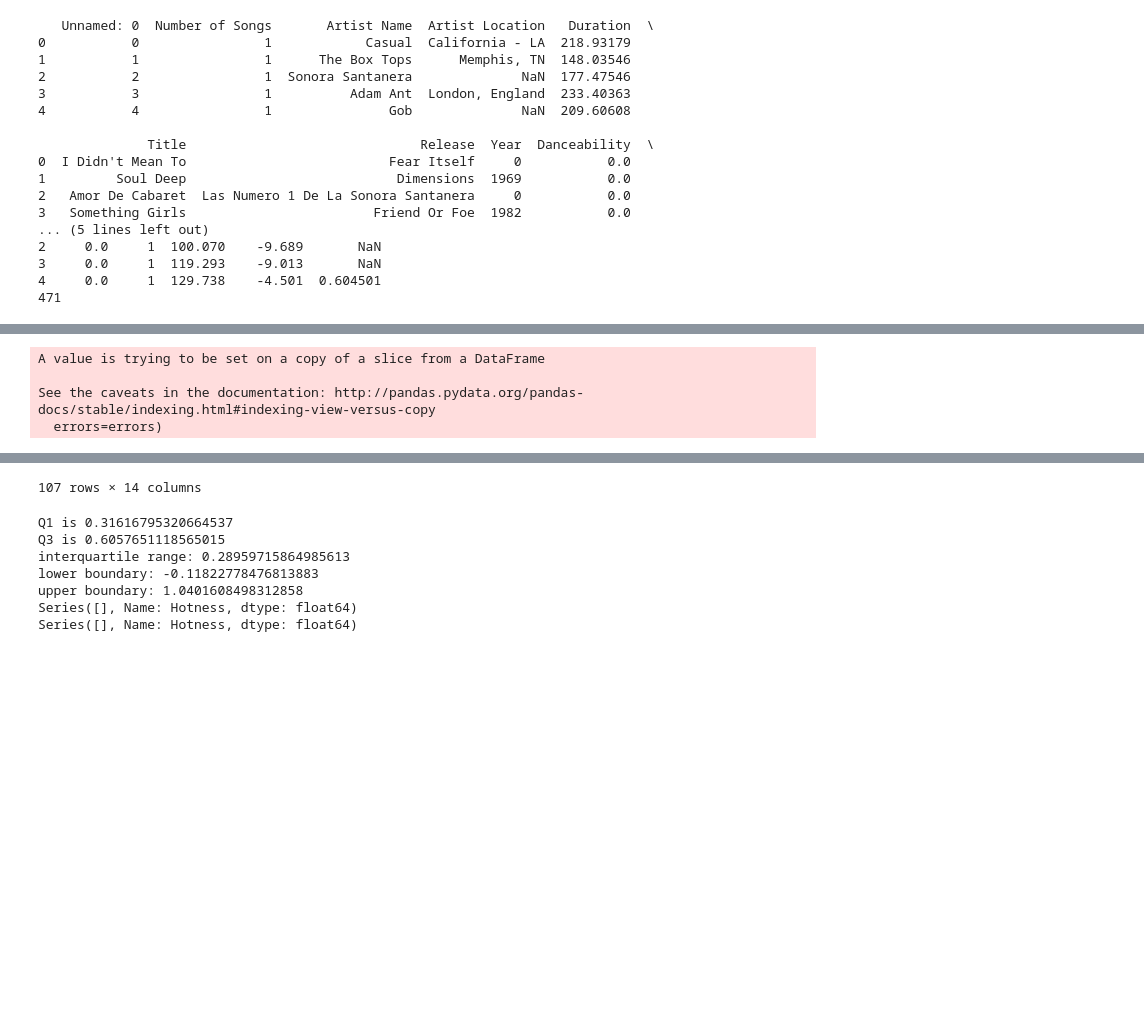
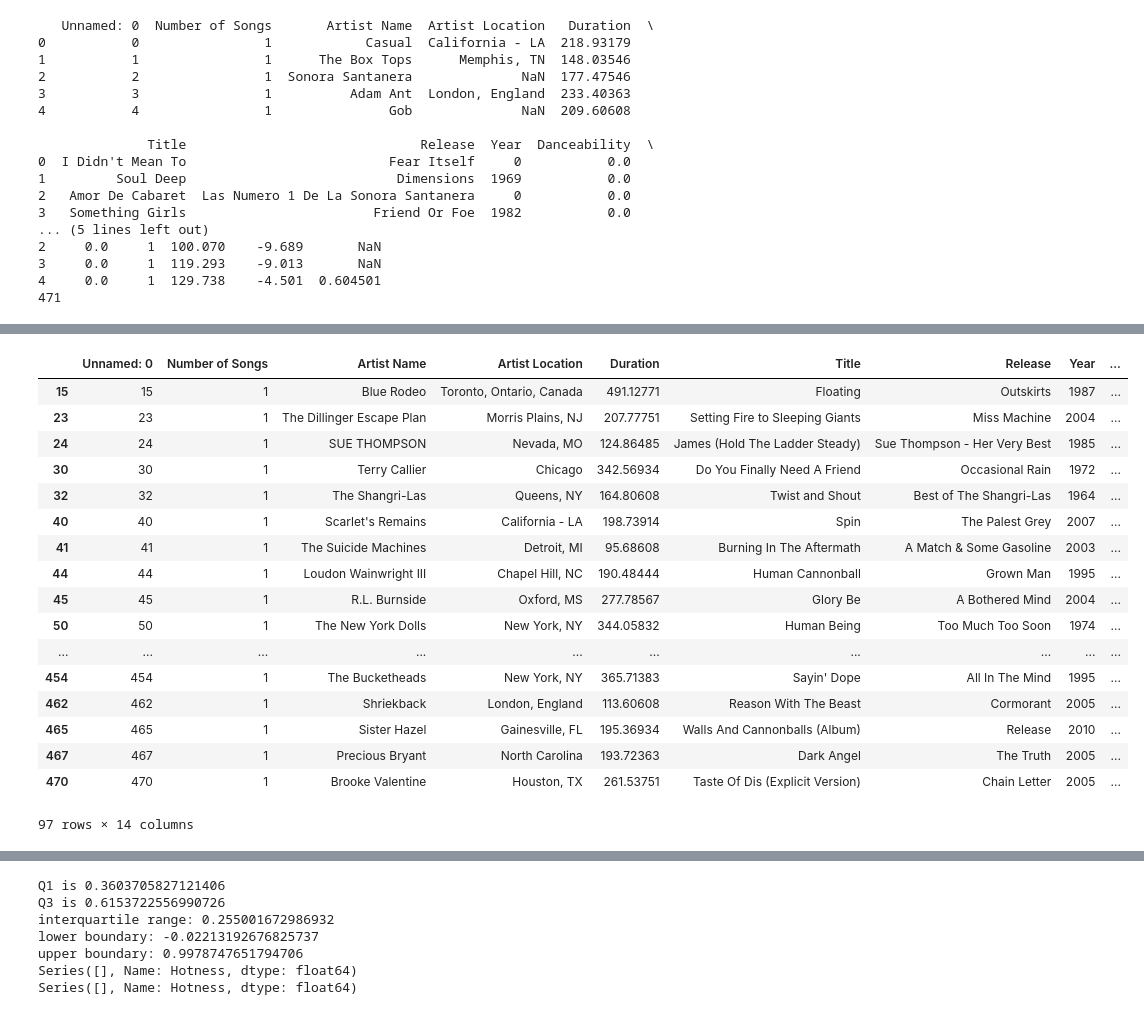
Before and after one commit to RachelPopp/Project1, a Jupyter notebook: code/RachelsAnalysis.ipynb, the cells around one changed output, grey strips where cells are left out. Drawn from its saved outputs; the diff is of its cells as text; code cells hidden in the pictures; blank space fills up the shorter version.

```diff
--- a/code/RachelsAnalysis.ipynb
+++ b/code/RachelsAnalysis.ipynb
@@ -61,13 +68,29 @@ df_filtered
 # %%
 df_total_filtered = df_music.dropna()
 
 indexNames = df_total_filtered[df_total_filtered['Year'] == 0].index
+df_total_filtered.drop(indexNames , inplace=True)
 
+indexNames = df_total_filtered[df_total_filtered['Hotness'] == 0].index
 df_total_filtered.drop(indexNames , inplace=True)
 
 df_total_filtered
 # %% [output]
+|  | Unnamed: 0 | Number of Songs | Artist Name | Artist Location | Duration | Title | Release | Year | ... |
+| 15 | 15 | 1 | Blue Rodeo | Toronto, Ontario, Canada | 491.12771 | Floating | Outskirts | 1987 | ... |
+| 23 | 23 | 1 | The Dillinger Escape Plan | Morris Plains, NJ | 207.77751 | Setting Fire to Sleeping Giants | Miss Machine | 2004 | ... |
+| 24 | 24 | 1 | SUE THOMPSON | Nevada, MO | 124.86485 | James (Hold The Ladder Steady) | Sue Thompson - Her Very Best | 1985 | ... |
+| 30 | 30 | 1 | Terry Callier | Chicago | 342.56934 | Do You Finally Need A Friend | Occasional Rain | 1972 | ... |
+| 32 | 32 | 1 | The Shangri-Las | Queens, NY | 164.80608 | Twist and Shout | Best of The Shangri-Las | 1964 | ... |
+| 40 | 40 | 1 | Scarlet's Remains | California - LA | 198.73914 | Spin | The Palest Grey | 2007 | ... |
+| 41 | 41 | 1 | The Suicide Machines | Detroit, MI | 95.68608 | Burning In The Aftermath | A Match & Some Gasoline | 2003 | ... |
+| 44 | 44 | 1 | Loudon Wainwright III | Chapel Hill, NC | 190.48444 | Human Cannonball | Grown Man | 1995 | ... |
+| 45 | 45 | 1 | R.L. Burnside | Oxford, MS | 277.78567 | Glory Be | A Bothered Mind | 2004 | ... |
+| 50 | 50 | 1 | The New York Dolls | New York, NY | 344.05832 | Human Being | Too Much Too Soon | 1974 | ... |
+| ... | ... | ... | ... | ... | ... | ... | ... | ... | ... |
+| 454 | 454 | 1 | The Bucketheads | New York, NY | 365.71383 | Sayin' Dope | All In The Mind | 1995 | ... |
+| 462 | 462 | 1 | Shriekback | London, England | 113.60608 | Reason With The Beast | Cormorant | 2005 | ... |
+| 465 | 465 | 1 | Sister Hazel | Gainesville, FL | 195.36934 | Walls And Cannonballs (Album) | Release | 2010 | ... |
+| 467 | 467 | 1 | Precious Bryant | North Carolina | 193.72363 | Dark Angel | The Truth | 2005 | ... |
+| 470 | 470 | 1 | Brooke Valentine | Houston, TX | 261.53751 | Taste Of Dis (Explicit Version) | Chain Letter | 2005 | ... |
-A value is trying to be set on a copy of a slice from a DataFrame
-
-See the caveats in the documentation: http://pandas.pydata.org/pandas-docs/stable/indexing.html#indexing-view-versus-copy
-  errors=errors)
+97 rows × 14 columns
@@ -91,4 +97,3 @@ See the caveats in the documentation: http://pandas.pydata.org/pandas-docs/stabl
-107 rows × 14 columns
 # %%
 # Use numpy to create quartiles
 hotness = df_total_filtered['Hotness']
@@ -116,11 +121,11 @@ print(lowcheck)
 highcheck = hotness[hotness >= upper_boundary]
 print(highcheck)
 # %% [output]
-Q1 is 0.31616795320664537
-Q3 is 0.6057651118565015
-interquartile range: 0.28959715864985613
-lower boundary: -0.11822778476813883
-upper boundary: 1.0401608498312858
+Q1 is 0.3603705827121406
+Q3 is 0.6153722556990726
+interquartile range: 0.255001672986932
+lower boundary: -0.02213192676825737
+upper boundary: 0.9978747651794706
 Series([], Name: Hotness, dtype: float64)
 Series([], Name: Hotness, dtype: float64)
 # %%
```
Also changed, not shown: parts of 13 cells of this notebook, 1 other file.
